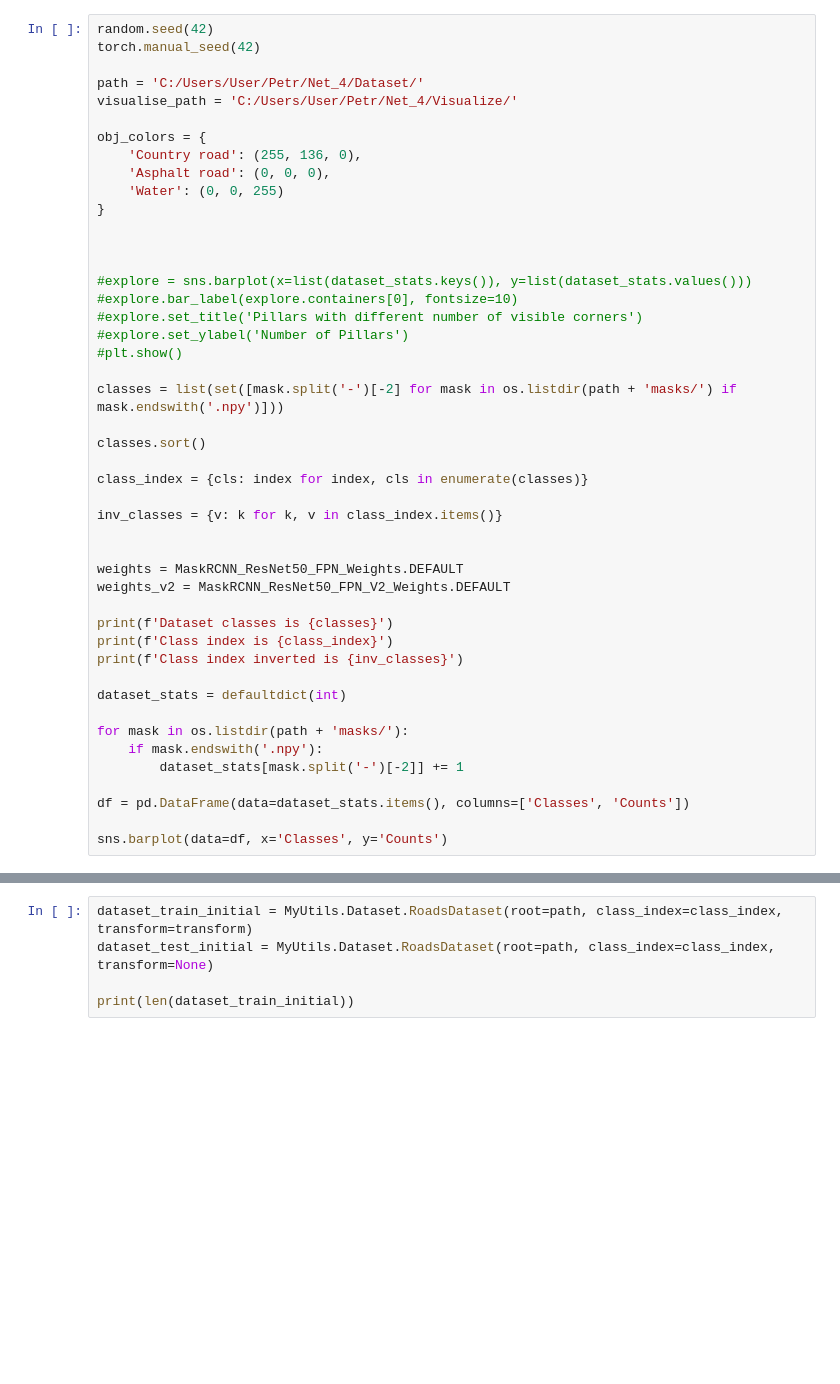
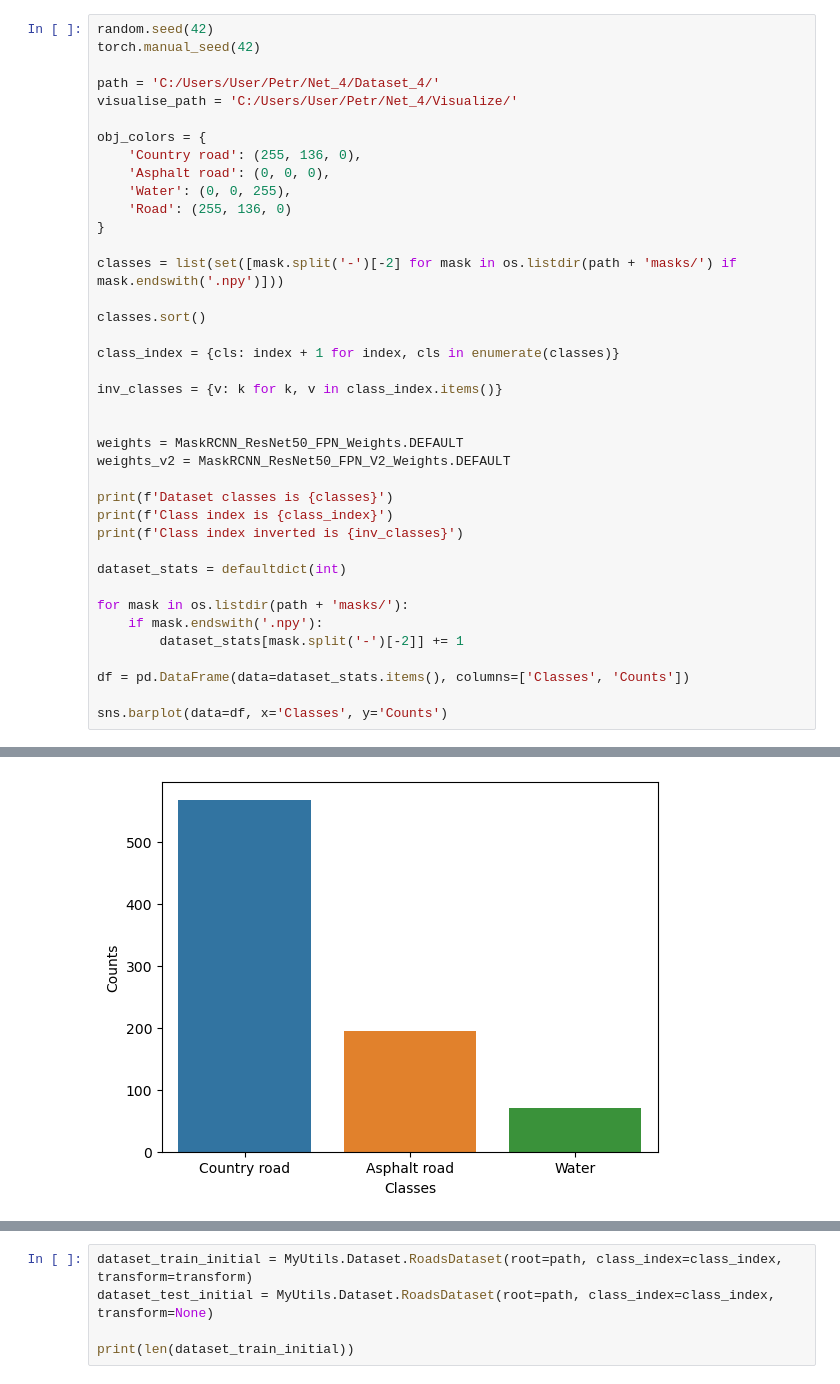
Before and after one commit to Amodion/SPTC2, a Jupyter notebook: Net_4.ipynb, the cells around one changed output, grey strips where cells are left out. Cells and saved outputs as stored; diff of their text form; blank space fills up the shorter version.

Commit message:
Roads detection integrated

```diff
--- a/Net_4.ipynb
+++ b/Net_4.ipynb
@@ -39,28 +42,21 @@ from collections import defaultdict
 random.seed(42)
 torch.manual_seed(42)
 
-path = 'C:/Users/User/Petr/Net_4/Dataset/'
+path = 'C:/Users/User/Petr/Net_4/Dataset_4/'
 visualise_path = 'C:/Users/User/Petr/Net_4/Visualize/'
 
 obj_colors = {
     'Country road': (255, 136, 0),
     'Asphalt road': (0, 0, 0),
-    'Water': (0, 0, 255)
+    'Water': (0, 0, 255),
+    'Road': (255, 136, 0)
 }
-
-
-
-#explore = sns.barplot(x=list(dataset_stats.keys()), y=list(dataset_stats.values()))
-#explore.bar_label(explore.containers[0], fontsize=10)
-#explore.set_title('Pillars with different number of visible corners')
-#explore.set_ylabel('Number of Pillars')
-#plt.show()
 
 classes = list(set([mask.split('-')[-2] for mask in os.listdir(path + 'masks/') if mask.endswith('.npy')]))
 
 classes.sort()
 
-class_index = {cls: index for index, cls in enumerate(classes)}
+class_index = {cls: index + 1 for index, cls in enumerate(classes)}
 
 inv_classes = {v: k for k, v in class_index.items()}
 
@@ -81,3 +77,4 @@ for mask in os.listdir(path + 'masks/'):
 df = pd.DataFrame(data=dataset_stats.items(), columns=['Classes', 'Counts'])
 
 sns.barplot(data=df, x='Classes', y='Counts')
+# %% [output]
@@ -84 +85,2 @@ sns.barplot(data=df, x='Classes', y='Counts')
+[figure, added]
 # %%
```
Also changed, not shown: parts of 46 cells of this notebook, 1 other file.
